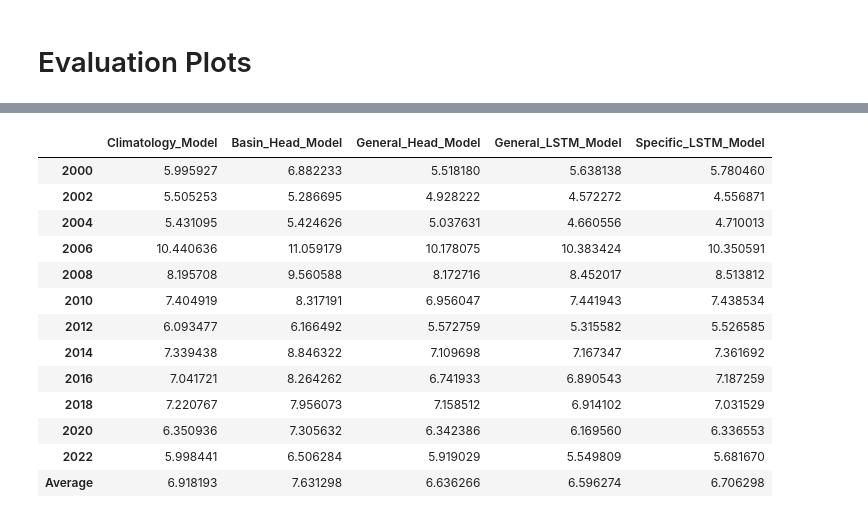
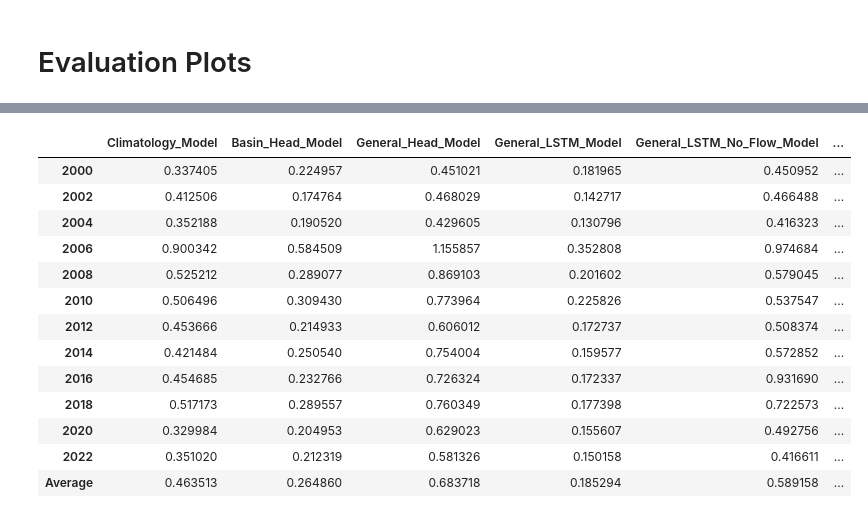
Before and after one commit to KarRups/Hydra_Code, a Jupyter notebook: Week_Ahead_Evaluation.ipynb, the cells around one changed output, grey strips where cells are left out. Cells and saved outputs as stored; diff of their text form; code cells hidden in the pictures.

```diff
--- a/Week_Ahead_Evaluation.ipynb
+++ b/Week_Ahead_Evaluation.ipynb
@@ -111,0 +141,7 @@ Google_LSTMModel(
+# %%
+test_year = 2008
+years = np.arange(2000,2024,2)
+years_to_include = new_list = [year for year in years if year != test_year]
+print(years_to_include)
+climatological_flows = calculate_climatological_flows(years_to_include, daily_flow)
+climatological_flows['animas_r_at_durango']
@@ -172,6 +233,0 @@ def quantile_loss(predictions, true_values, quantiles = np.array([0.1,0.5,0.9]))
-# %%
-# Ideally I want a table with Model as one axis and Year as another, showing the performance of each model for each year and which one performed better
-# Maybe a similar graph for each basin
-
-for Output in Outputs:
-    print(quantile_loss(Output, Truth.squeeze()))
@@ -316,7 +338,7 @@ Scores = Matrix_Of_CV_Scores(basins, years)
 # %%
 # Average over years
-averaged_scores = {model: {basin: [] for basin in basins} for model in ["Climatology_Model", "Basin_Head_Model", "General_Head_Model", "General_LSTM_Model", "Specific_LSTM_Model"]}
-model_names = ["Climatology_Model", "Basin_Head_Model", "General_Head_Model", "General_LSTM_Model", "Specific_LSTM_Model"]
+averaged_scores = {model: {basin: [] for basin in basins} for model in ["Climatology_Model", "Basin_Head_Model", "General_Head_Model", "General_LSTM_Model", "General_LSTM_No_Flow_Model", "Specific_LSTM_Model"]}
+model_names = ["Climatology_Model", "Basin_Head_Model", "General_Head_Model", "General_LSTM_Model", "General_LSTM_No_Flow_Model", "Specific_LSTM_Model"]
 model_name_underscore_count = {model: model.count('_') for model in model_names}
 
 # Extract scores and compute averages
@@ -346,14 +368,14 @@ basins_df.loc['Average'] = average_row
 import pickle
 
 
-# Save the dictionary to a file
-# with open('/data/Hydra_Work/Validation_Results/20_22_Validation_Dict.pkl', 'wb') as f:
-#     pickle.dump(Scores, f)
+# # Save the dictionary to a file
+with open('/data/Hydra_Work/Validation_Results/1_Day_11_06_Validation_Dict.pkl', 'wb') as f:
+    pickle.dump(Scores, f)
 
-# Load the dictionary from a file
-with open('/data/Hydra_Work/Validation_Results/20_22_Validation_Dict.pkl', 'rb') as f:
+#Load the dictionary from a file
+with open('/data/Hydra_Work/Validation_Results/1_Day_11_06_Validation_Dict.pkl', 'rb') as f:
     Scores = pickle.load(f)
-#
+
 years = np.arange(2000,2024,2)
 # %%
 def highlight_min(s):
@@ -386,7 +408,7 @@ styled_df
 # %%
 # Average over basins
-averaged_scores = {year: {model: [] for model in ["Climatology_Model", "Basin_Head_Model", "General_Head_Model", "General_LSTM_Model", "Specific_LSTM_Model"]} for year in years}
-model_names = ["Climatology_Model", "Basin_Head_Model", "General_Head_Model", "General_LSTM_Model", "Specific_LSTM_Model"]
+averaged_scores = {year: {model: [] for model in ["Climatology_Model", "Basin_Head_Model", "General_Head_Model", "General_LSTM_Model", "General_LSTM_No_Flow_Model", "Specific_LSTM_Model"]} for year in years}
+model_names = ["Climatology_Model", "Basin_Head_Model", "General_Head_Model", "General_LSTM_Model", "General_LSTM_No_Flow_Model", "Specific_LSTM_Model"]
 model_name_underscore_count = {model: model.count('_') for model in model_names}
 
 # Extract scores and compute averages
@@ -397,45 +419,45 @@ for key, score in Scores.items():
             parts = key.rsplit('_', model_name_underscore_count[model] + 2)  # Split from the end
             basin = '_'.join(parts[:-model_name_underscore_count[model] - 2])  # Reconstruct the basin name
             year = parts[-model_name_underscore_count[model] - 2]
             model_name = model
             break
 
     averaged_scores[int(year)][model_name].append(score)
 
 # Average the scores over the basins
 for year in averaged_scores:
     for model in averaged_scores[year]:
         averaged_scores[int(year)][model] = np.mean(averaged_scores[year][model])
 
 # Create a DataFrame from the averaged scores
 years_df = pd.DataFrame(averaged_scores)
 
 years_df = years_df.T
 # Add a row for the average over all years
 years_df.loc['Average'] = years_df.mean(axis=0)
 
 def highlight_min(s):
     is_min = s == s.min()
     return ['font-weight: bold' if v else '' for v in is_min]
 
 # Apply the highlight_min function to each row
 years_styled_df = years_df.style.apply(highlight_min, axis=1)
 
 # Display the DataFrame with styles
 years_styled_df
 # %% [output]
-|  | Climatology_Model | Basin_Head_Model | General_Head_Model | General_LSTM_Model | Specific_LSTM_Model |
-| 2000 | 5.995927 | 6.882233 | 5.518180 | 5.638138 | 5.780460 |
-| 2002 | 5.505253 | 5.286695 | 4.928222 | 4.572272 | 4.556871 |
-| 2004 | 5.431095 | 5.424626 | 5.037631 | 4.660556 | 4.710013 |
-| 2006 | 10.440636 | 11.059179 | 10.178075 | 10.383424 | 10.350591 |
-| 2008 | 8.195708 | 9.560588 | 8.172716 | 8.452017 | 8.513812 |
-| 2010 | 7.404919 | 8.317191 | 6.956047 | 7.441943 | 7.438534 |
-| 2012 | 6.093477 | 6.166492 | 5.572759 | 5.315582 | 5.526585 |
-| 2014 | 7.339438 | 8.846322 | 7.109698 | 7.167347 | 7.361692 |
-| 2016 | 7.041721 | 8.264262 | 6.741933 | 6.890543 | 7.187259 |
-| 2018 | 7.220767 | 7.956073 | 7.158512 | 6.914102 | 7.031529 |
-| 2020 | 6.350936 | 7.305632 | 6.342386 | 6.169560 | 6.336553 |
-| 2022 | 5.998441 | 6.506284 | 5.919029 | 5.549809 | 5.681670 |
-| Average | 6.918193 | 7.631298 | 6.636266 | 6.596274 | 6.706298 |
+|  | Climatology_Model | Basin_Head_Model | General_Head_Model | General_LSTM_Model | General_LSTM_No_Flow_Model | ... |
+| 2000 | 0.337405 | 0.224957 | 0.451021 | 0.181965 | 0.450952 | ... |
+| 2002 | 0.412506 | 0.174764 | 0.468029 | 0.142717 | 0.466488 | ... |
+| 2004 | 0.352188 | 0.190520 | 0.429605 | 0.130796 | 0.416323 | ... |
+| 2006 | 0.900342 | 0.584509 | 1.155857 | 0.352808 | 0.974684 | ... |
+| 2008 | 0.525212 | 0.289077 | 0.869103 | 0.201602 | 0.579045 | ... |
+| 2010 | 0.506496 | 0.309430 | 0.773964 | 0.225826 | 0.537547 | ... |
+| 2012 | 0.453666 | 0.214933 | 0.606012 | 0.172737 | 0.508374 | ... |
+| 2014 | 0.421484 | 0.250540 | 0.754004 | 0.159577 | 0.572852 | ... |
+| 2016 | 0.454685 | 0.232766 | 0.726324 | 0.172337 | 0.931690 | ... |
+| 2018 | 0.517173 | 0.289557 | 0.760349 | 0.177398 | 0.722573 | ... |
+| 2020 | 0.329984 | 0.204953 | 0.629023 | 0.155607 | 0.492756 | ... |
+| 2022 | 0.351020 | 0.212319 | 0.581326 | 0.150158 | 0.416611 | ... |
+| Average | 0.463513 | 0.264860 | 0.683718 | 0.185294 | 0.589158 | ... |
 # %%
```
Also changed, not shown: parts of 27 cells of this notebook, 7 other files.
